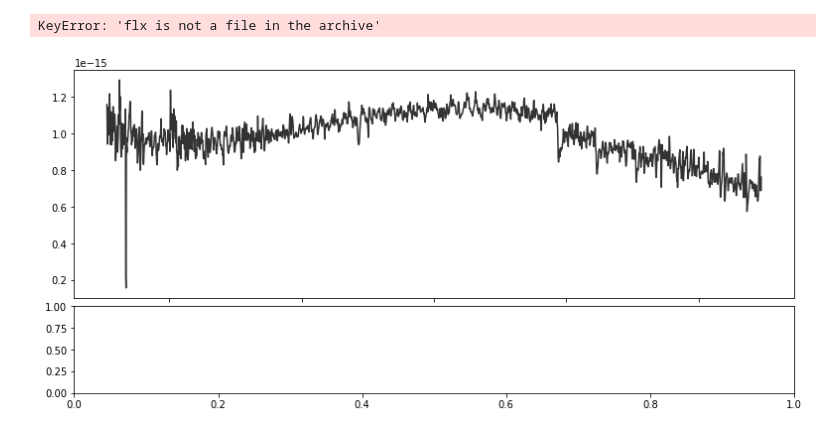
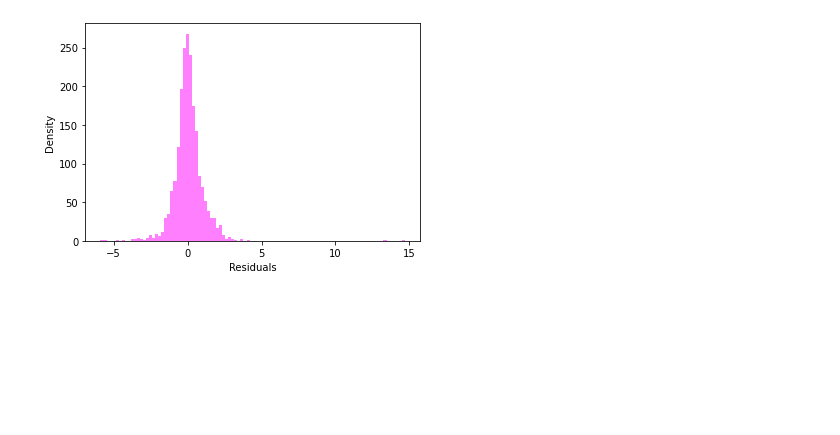
Before and after one commit to exoAtmospheres/ForMoSA, a Jupyter notebook: DEMO/outputs/output_plots.ipynb, the cells around one changed output. Cells and saved outputs as stored; diff of their text form; code cells hidden in the pictures; blank space fills up the shorter version.

```diff
--- a/DEMO/outputs/output_plots.ipynb
+++ b/DEMO/outputs/output_plots.ipynb
@@ -53,18 +55,8 @@ ForMoSA - Radar plot
-# %%
-fig = plt.figure(figsize=(13, 6))
-fig.tight_layout()
-size = (7,1)
-ax1 = plt.subplot2grid(size, (0, 0),rowspan=5 ,colspan=5)
-axr1= plt.subplot2grid(size, (5, 0),rowspan=2 ,colspan=5)
-
-fit     = sorted(glob.glob('/Users/ppalmabifani/Desktop/exoAtm/c0_ForMoSA/ForMoSA/tests/outputs/spectrum_obs.npz'))
-bf_fit = np.load(fit[0])
-
-ax1.plot(bf_fit['obs_merge'][0],bf_fit['obs_merge'][1],'-',color='black', label='Data', alpha=0.8)
-
-ax1.plot(bf_fit['obs_merge'][0],bf_fit['flx'],'-', color=color_outputs, label='BT-Settl', alpha=0.8)
-
-axr1.plot(bf_fit['obs_merge'][0],(bf_fit['obs_merge'][1]-bf_fit['flx']),'-',label='Data - BT-Settl',color=color_outputs,alpha=0.8)
-# %% [output]
-KeyError: 'flx is not a file in the archive'
-[figure, removed]
+# %%
+# To check the distribution of the residuals
+plt.hist(plotForMoSA.residuals/np.std(plotForMoSA.residuals), bins=100 ,color='magenta', alpha=0.5)
+plt.xlabel('Residuals')
+plt.ylabel('Density')
+plt.show()
+# %% [output]
+[figure, added]
```
Also changed, not shown: parts of 2 cells of this notebook, 1 other file.
